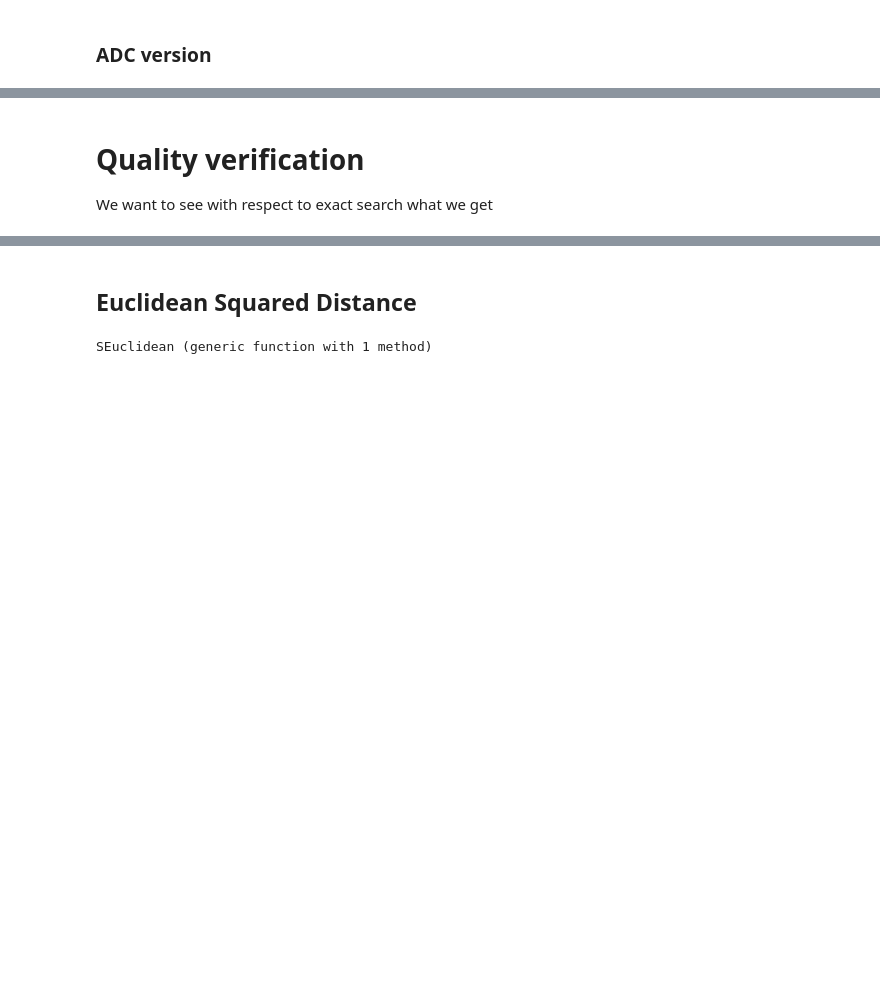
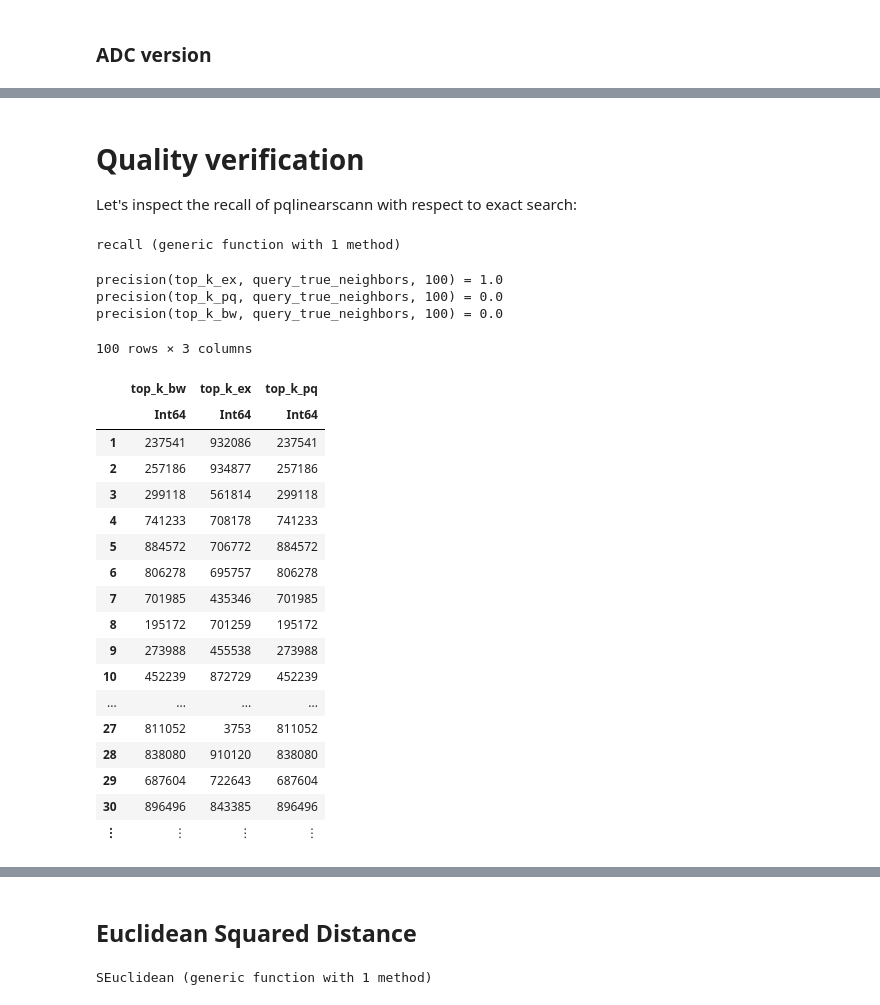
Before and after one commit to davidbp/julia_tutorials, a Jupyter notebook: optimizing_code/pqlinearscann/pqlinearscann.ipynb, the cells around one changed output, grey strips where cells are left out. Cells and saved outputs as stored; diff of their text form; code cells hidden in the pictures; blank space fills up the shorter version.

Commit message:
feat: add optimization examples

```diff
--- a/optimizing_code/pqlinearscann/pqlinearscann.ipynb
+++ b/optimizing_code/pqlinearscann/pqlinearscann.ipynb
@@ -911,14 +910,2 @@ BenchmarkTools.Trial: 35 samples with 1 evaluation.
 
  Memory estimate: 3.81 MiB, allocs estimate: 3.
-# %%
-function linear_scann(query, PQcodes, adc_table_shared, P_shared)
-
-    query_code = encode_fast_shared(sqeuclidean, query, P_shared)
-    n_features, n_examples = size(PQcodes)
-    distances = Array{eltype(query)}(undef, n_examples)
-
-    @inbounds @fastmath Threads.@threads for j in 1:n_examples
-        distances[j] = adc_dist_shared(query_code,  PQcodes[:,j] ,  adc_table_shared)
-    end
-    return distances
-end
@@ -1043,3 +1024,0 @@ BenchmarkTools.Trial: 2430 samples with 1 evaluation.
-# %%
-distances = linear_scann_bw_multithreaded(query, BWcodes, adc_table_shared, P_shared)
-distances
@@ -1064,4 +1025,65 @@ distances
 # %% [markdown]
 # Quality verification
 
-We want to see with respect to exact search what we get
+Let's inspect the recall of pqlinearscann with respect to exact search:
+# %%
+
+function recall(predicted, relevant, eval_at)
+    """
+    fraction of the relevant documents that are successfully retrieved
+    """
+    if eval_at == 0
+        return 0.0
+    end
+
+    predicted_at_k = predicted[1:eval_at]
+    n_predicted_and_relevant =  length(intersect( Set(predicted_at_k), Set(relevant)))
+    return n_predicted_and_relevant/ length(relevant)
+end
+# %% [output]
+recall (generic function with 1 method)
+# %%
+query_id = 1
+query = X_te_vecs[:,query_id];
+query_true_neighbors = neighbors[:,query_id]
+top_k = 100
+
+bw_distances = linear_scann_bw(query, BWcodes, adc_table_shared, P_shared);
+top_k_bw = sortperm(distances)[1:top_k];
+
+pq_distances = linear_scann(query, PQcodes, adc_table_shared, P_shared);
+top_k_pq = sortperm(distances)[1:top_k];
+
+ex_distances = linear_scann_exact(query, X_tr_vecs)
+top_k_ex = sortperm(ex_distances)[1:top_k];
+
+@show precision(top_k_ex, query_true_neighbors, 100)
+@show precision(top_k_pq, query_true_neighbors, 100)
+@show precision(top_k_bw, query_true_neighbors, 100)
+
+df = DataFrame(Dict(:top_k_ex => top_k_ex,
+                    :top_k_pq => top_k_pq,
+                    :top_k_bw => top_k_bw))
+# %% [output]
+precision(top_k_ex, query_true_neighbors, 100) = 1.0
+precision(top_k_pq, query_true_neighbors, 100) = 0.0
+precision(top_k_bw, query_true_neighbors, 100) = 0.0
+100 rows × 3 columns
+|  | top_k_bw | top_k_ex | top_k_pq |
+|  | Int64 | Int64 | Int64 |
+| 1 | 237541 | 932086 | 237541 |
+| 2 | 257186 | 934877 | 257186 |
+| 3 | 299118 | 561814 | 299118 |
+| 4 | 741233 | 708178 | 741233 |
+| 5 | 884572 | 706772 | 884572 |
+| 6 | 806278 | 695757 | 806278 |
+| 7 | 701985 | 435346 | 701985 |
+| 8 | 195172 | 701259 | 195172 |
+| 9 | 273988 | 455538 | 273988 |
+| 10 | 452239 | 872729 | 452239 |
+| ... | ... | ... | ... |
+| 27 | 811052 | 3753 | 811052 |
+| 28 | 838080 | 910120 | 838080 |
+| 29 | 687604 | 722643 | 687604 |
+| 30 | 896496 | 843385 | 896496 |
+| ⋮ | ⋮ | ⋮ | ⋮ |
```
Also changed, not shown: parts of 65 cells of this notebook, 22 other files.
